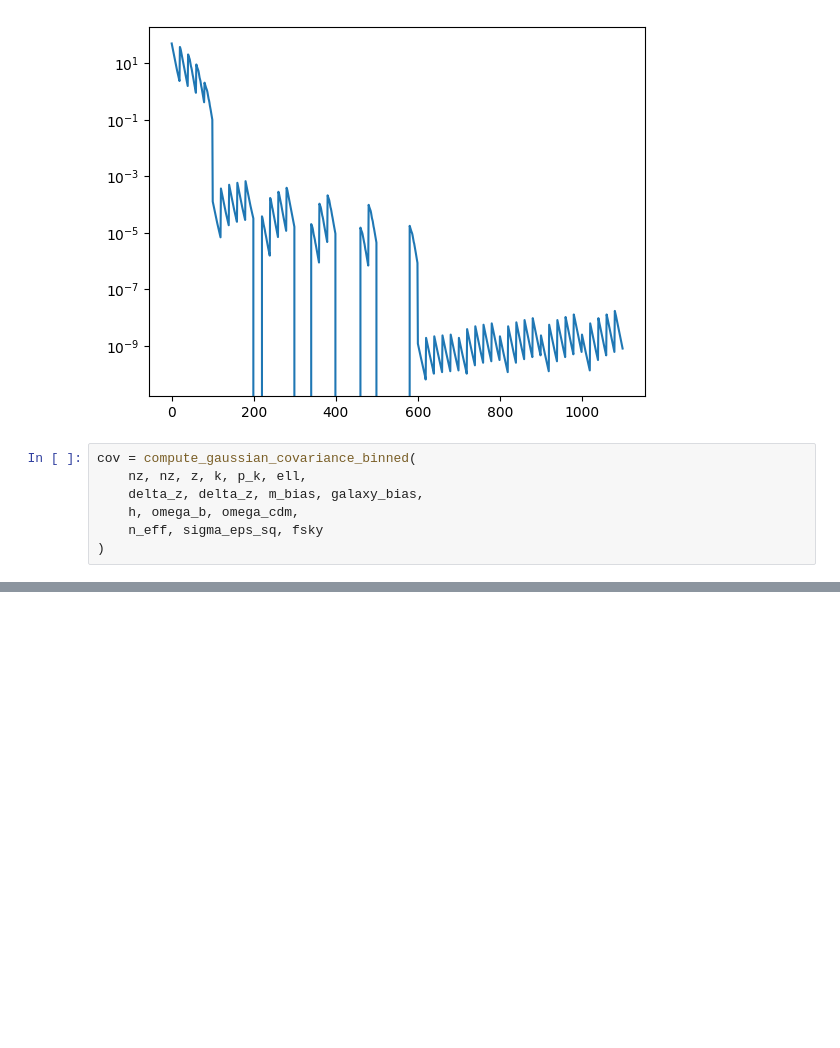
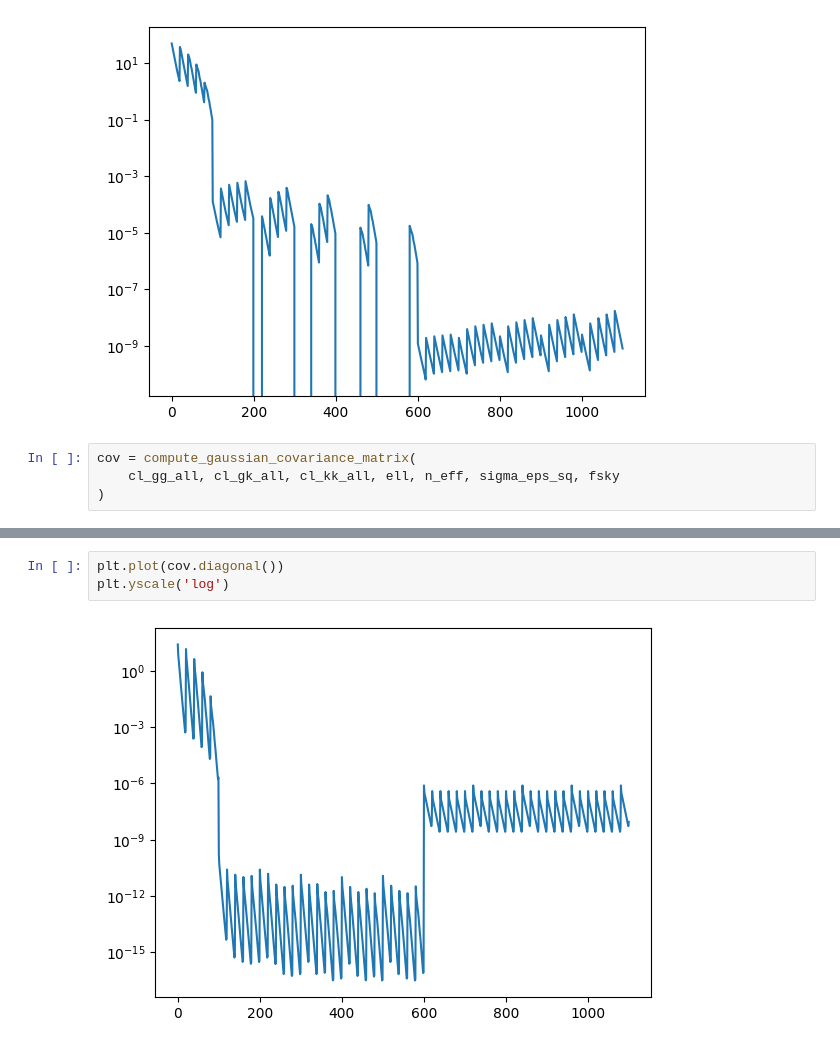
Before and after one commit to pltaylor16/Deminimis, a Jupyter notebook: build.ipynb, the cells around one changed output, grey strips where cells are left out. Cells and saved outputs as stored; diff of their text form; blank space fills up the shorter version.

Commit message:
I have a working covariance now

```diff
--- a/build.ipynb
+++ b/build.ipynb
@@ -70,11 +70,8 @@ plt.yscale('log')
 # %% [output]
 [figure]
 # %%
-cov = compute_gaussian_covariance_binned(
-    nz, nz, z, k, p_k, ell,
-    delta_z, delta_z, m_bias, galaxy_bias,
-    h, omega_b, omega_cdm,
-    n_eff, sigma_eps_sq, fsky
+cov = compute_gaussian_covariance_matrix(
+    cl_gg_all, cl_gk_all, cl_kk_all, ell, n_eff, sigma_eps_sq, fsky
 )
 # %%
 def plot_correlation_matrix(cov, title="Correlation Matrix"):
@@ -95,0 +95,5 @@ plot_correlation_matrix(cov)
+# %%
+plt.plot(cov.diagonal())
+plt.yscale('log')
+# %% [output]
+[figure, added]
```
Also changed, not shown: parts of 1 cell of this notebook, 1 other file.
